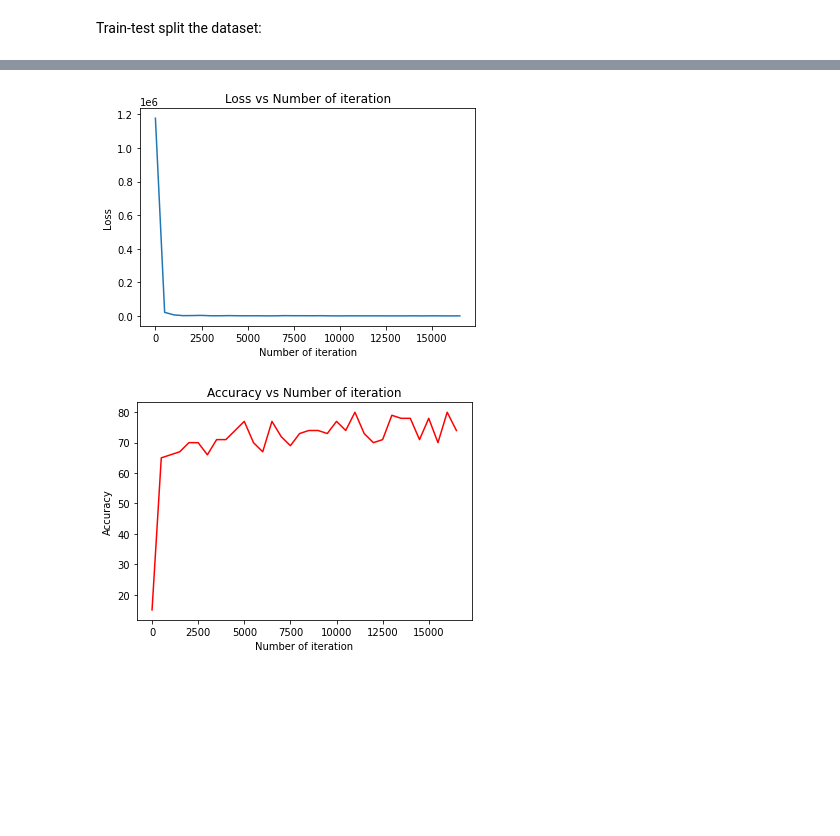
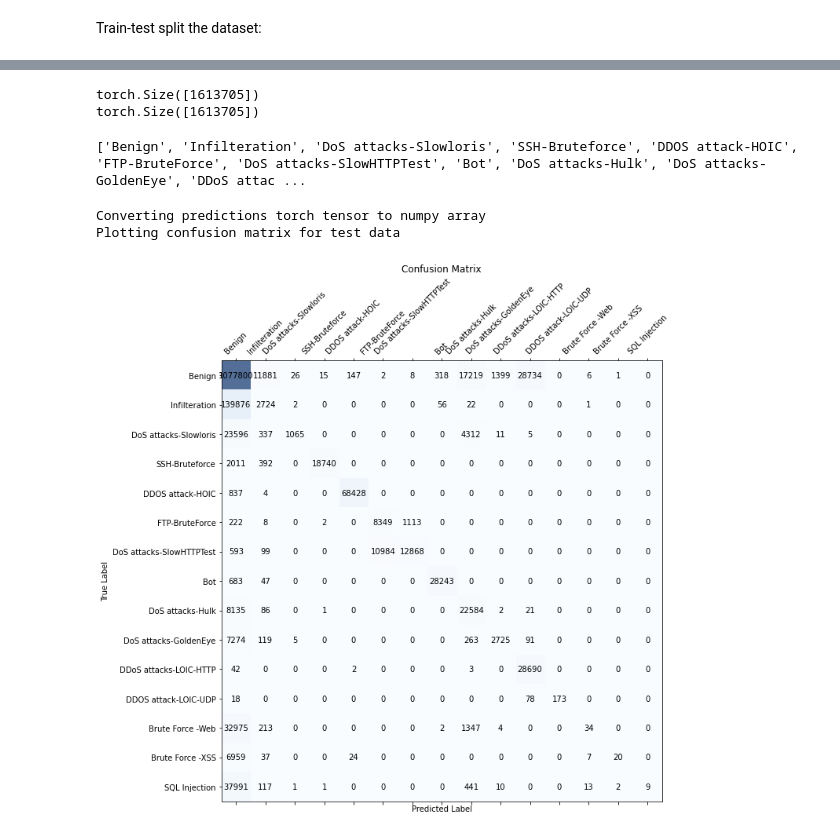
Before and after one commit to dkumares/w251-final-project, a Jupyter notebook: ids_single_node/Model_DNN_10_classes_bootstrapped.ipynb, the cells around one changed output, grey strips where cells are left out. Cells and saved outputs as stored; diff of their text form; code cells hidden in the pictures; blank space fills up the shorter version.

```diff
--- a/ids_single_node/Model_DNN_10_classes_bootstrapped.ipynb
+++ b/ids_single_node/Model_DNN_10_classes_bootstrapped.ipynb
@@ -345,0 +566,3 @@ Epoch: 1 Iteration: 3600  Loss: nan  Accuracy: 82.31094360351562 %
+# %%
+test_labels = test_df.pop("label").values
+test_data = test_df.values
@@ -345,0 +571,2 @@ Epoch: 1 Iteration: 3600  Loss: nan  Accuracy: 82.31094360351562 %
+# %%
+test_loader = GetPyTorchTestDataLoader(test_data, test_labels, batch_size=5000)
@@ -346,16 +623,62 @@ Epoch: 1 Iteration: 3600  Loss: nan  Accuracy: 82.31094360351562 %
+# %%
+print(all_labels.size())
+print(all_predictions.size())
+# %% [output]
+torch.Size([1613705])
+torch.Size([1613705])
+# %%
+LABEL_TO_ID = {
+    "Benign": 0,
+    'Infilteration': 1,
+    'DoS attacks-Slowloris': 2,
+    'SSH-Bruteforce': 3,
+    'DDOS attack-HOIC': 4,
+    'FTP-BruteForce': 5,
+    'DoS attacks-SlowHTTPTest': 6,
+    'Bot': 7,
+    'DoS attacks-Hulk': 8,
+    'DoS attacks-GoldenEye': 9,
+    'DDoS attacks-LOIC-HTTP': 10,
+    'DDOS attack-LOIC-UDP': 11,
+    'Brute Force -Web': 12,
+    'Brute Force -XSS': 13,
+    'SQL Injection': 14,
+}
+
+ID_TO_LABEL = {
+    v: k for k, v in LABEL_TO_ID.items()
+}
+# %%
+label_names = []
+for i in range(15):
+    label_names.append(ID_TO_LABEL[i])
+# %%
+print(label_names)
+# %% [output]
+['Benign', 'Infilteration', 'DoS attacks-Slowloris', 'SSH-Bruteforce', 'DDOS attack-HOIC', 'FTP-BruteForce', 'DoS attacks-SlowHTTPTest', 'Bot', 'DoS attacks-Hulk', 'DoS attacks-GoldenEye', 'DDoS attac ...
+# %%
+print('Converting predictions torch tensor to numpy array')
+all_preds_np = all_predictions.cpu().data.numpy()
+all_labels_np = all_labels.cpu().data.numpy()
+
+# print the confusion matrix for this epoch and fold
+print('Plotting confusion matrix for test data')
+cnf_matrix = confusion_matrix(all_preds_np, all_labels_np, labels=[x for x in range(15)])
+plot_confusion_matrix(cnf_matrix, label_names)
+# %% [output]
+Converting predictions torch tensor to numpy array
+Plotting confusion matrix for test data
+[figure, added]
 # %%
-plt.plot(iteration_list,loss_list)
-plt.xlabel("Number of iteration")
+plt.plot(losses)
+plt.xlabel("Number of folds")
 plt.ylabel("Loss")
-plt.title("Loss vs Number of iteration")
+plt.title("Number of folds vs Loss")
 plt.show()
 
 # visualization accuracy
-plt.plot(iteration_list,accuracy_list,color = "red")
-plt.xlabel("Number of iteration")
+plt.plot(accuracy_scores, color = "red")
+plt.xlabel("Number of folds")
 plt.ylabel("Accuracy")
-plt.title("Accuracy vs Number of iteration")
+plt.title("Number of folds vs Accuracy")
 plt.show()
-# %% [output]
-[figure, removed]
-[figure, removed]
```
Also changed, not shown: parts of 42 cells of this notebook.
